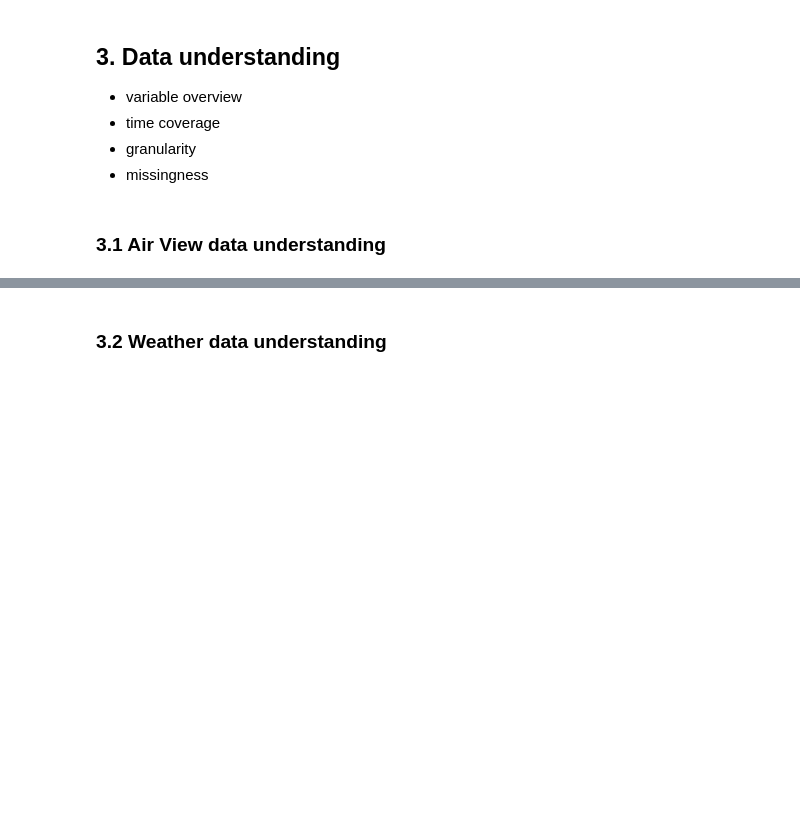
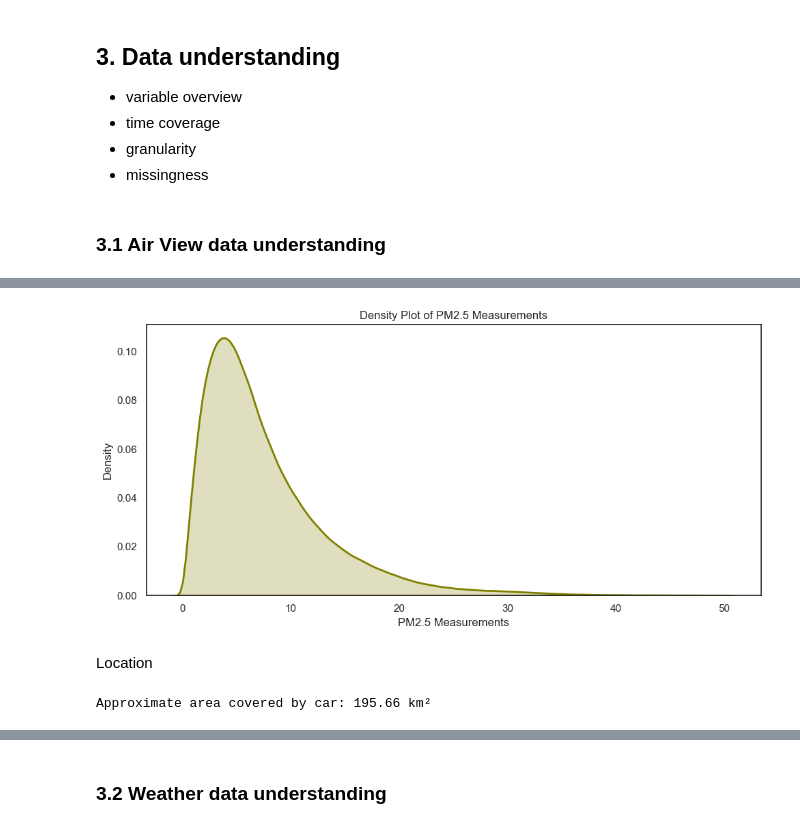
Before and after one commit to jako6f/dublin-air-quality-forecasting, a Jupyter notebook: notebooks/dublin_air_quality_forecasting.ipynb, the cells around one changed output, grey strips where cells are left out. Cells and saved outputs as stored; diff of their text form; code cells hidden in the pictures; blank space fills up the shorter version.

```diff
--- a/notebooks/dublin_air_quality_forecasting.ipynb
+++ b/notebooks/dublin_air_quality_forecasting.ipynb
@@ -41,0 +250,36 @@ PM2.5 is used as the dependent variable because particulate matter is identified
+# %%
+#Smaller density
+df_clean = df[df['PM25_ugm3'] <= 50].dropna()
+
+plt.figure(figsize=(10,5))
+sns.kdeplot(df_clean['PM25_ugm3'], fill=True, color='olive', linewidth=2)
+
+plt.xlabel('PM2.5 Measurements')
+plt.ylabel('Density')
+plt.title('Density Plot of PM2.5 Measurements')
+
+plt.tight_layout()
+plt.show()
+# %% [output]
+[figure, added]
+# %% [markdown]
+Location
+# %%
+#Approximate km^2 area car drove around
+lat_min = df['latitude'].min()
+lat_max = df['latitude'].max()
+lon_min = df['longitude'].min()
+lon_max = df['longitude'].max()
+
+# Very rough conversion is 1 degree lat/long approxes to 111km
+# Approximate conversion
+lat_km = (lat_max - lat_min) * 111
+mean_lat = df['latitude'].mean()
+lon_km = (lon_max - lon_min) * 111 * math.cos(math.radians(mean_lat)) #times the cos(lat)
+
+# Approximate area
+area_km2 = lat_km * lon_km
+
+print(f"Approximate area covered by car: {area_km2:.2f} km²")
+# %% [output]
+Approximate area covered by car: 195.66 km²
```
Also changed, not shown: parts of 22 cells of this notebook, 1 other file.
